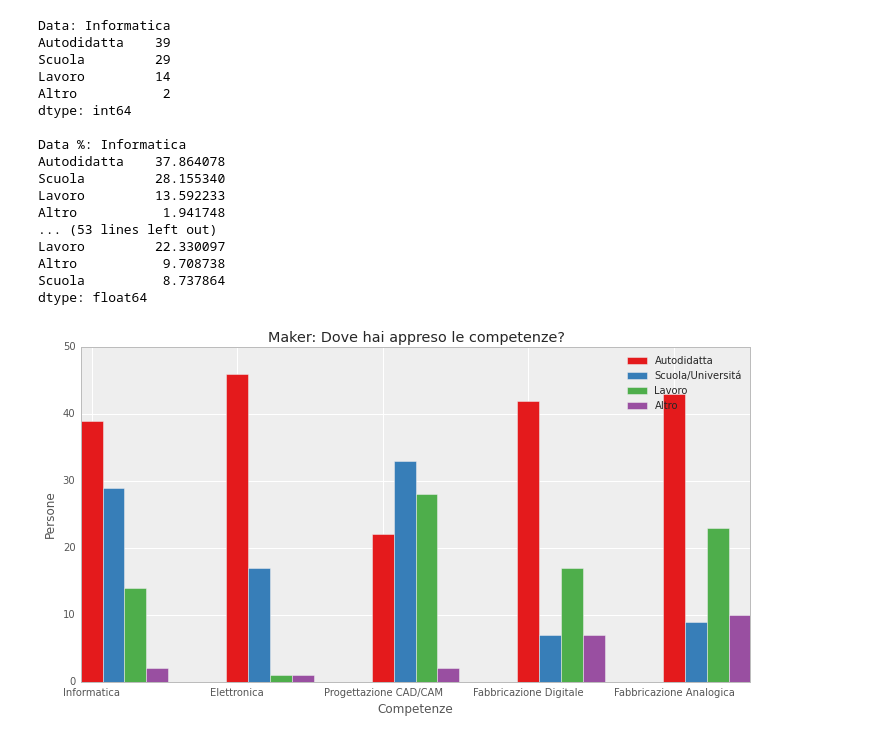
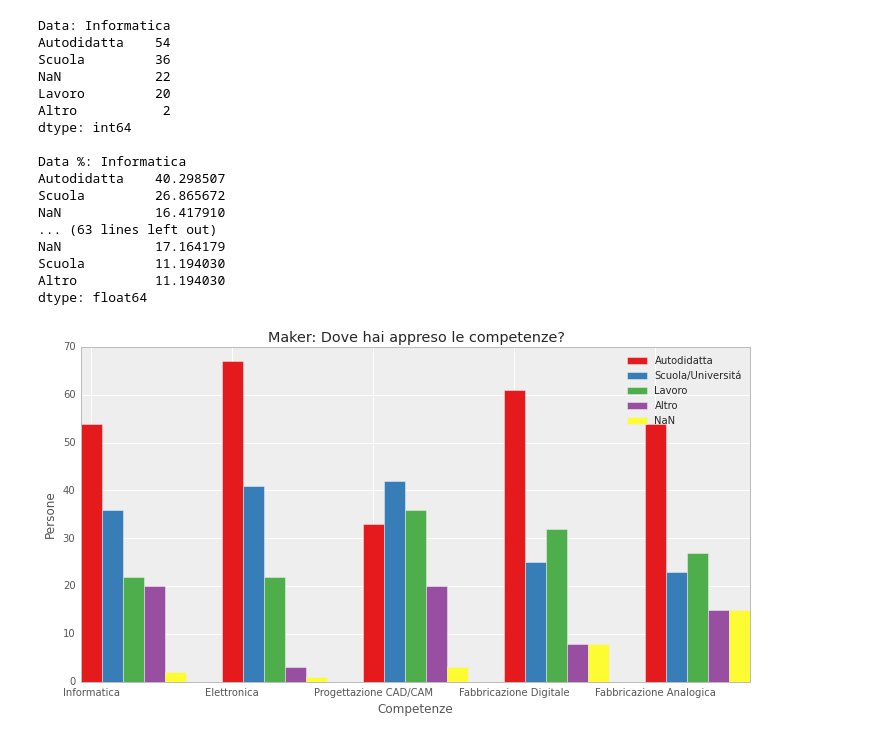
Before and after one commit to openp2pdesign/Makers-Inquiry---Analysis, a Jupyter notebook: Q023.ipynb, the cells around one changed output. Saved outputs shown, nothing was run; the diff lists cells and outputs as text; code cells hidden in the pictures.

```diff
--- a/Q023.ipynb
+++ b/Q023.ipynb
@@ -55,21 +55,32 @@ skills
 # Gather data
 skills_b = {}
 for k,i in enumerate(skills_columns):
-    skills_b[k] = skills[i].value_counts()
+    skills_b[k] = skills[i].value_counts(dropna=False)
     print "Data:",skills_options[k]
     print skills_b[k]
     print
     print "Data %:",skills_options[k]
-    print skills[i].value_counts(normalize=True)*100
+    print skills[i].value_counts(normalize=True,dropna=False)*100
     print
 
 autodidatta = []
 scuola = []
 lavoro = []
 altro = []
+nanvalue = []
 
 for k,i in enumerate(skills_columns):
     skills_presents = skills_b[k].index.tolist()
+
+    # Convert NaN to "NaN"
+    for o,h in enumerate(skills_presents):
+        if type(h) is float:
+            skills_presents.pop(o)
+            skills_presents.append("NaN")
+
+    # Reassign new list with "NaN"
+    skills_b[k].index = skills_presents
+
     # Check for empty values, and put a 0 instead
     if "Autodidatta" not in skills_presents:
         autodidatta.append(0)
@@ -79,6 +90,8 @@ for k,i in enumerate(skills_columns):
         lavoro.append(0)
     if "Altro" not in skills_presents:
         altro.append(0)
+    if "NaN" not in skills_presents:
+        nanvalue.append(0)
 
     for j in skills_presents:
         if j == "Autodidatta":
@@ -89,39 +102,43 @@ for k,i in enumerate(skills_columns):
             lavoro.append(skills_b[k].ix["Lavoro"])
         elif j == "Altro":
             altro.append(skills_b[k].ix["Altro"])
-
-# Plot the data
-plt.figure(figsize=(12,6))
-plt.xlabel('Competenze')
-plt.ylabel('Persone')
-plt.title('Maker: Dove hai appreso le competenze?')
-plt.xticks(range(len(skills_options)),skills_options,rotation=0)
-ind = np.arange(len(skills_columns))   # the x locations for the groups
-width = 0.15                              # the width of the bars
-
-my_colors = seaborn.color_palette("Set1", 5) # Set color palette
-rect1 = plt.bar(ind,autodidatta,width,color=my_colors[0],align='center') # Plot Nessuno
-rect2 = plt.bar(ind+width,scuola,width,color=my_colors[1],align='center') # Plot Elementare
-rect3 = plt.bar(ind+width*2,lavoro,width,color=my_colors[2],align='center') # Plot Amatoriale
-rect4 = plt.bar(ind+width*3,altro,width,color=my_colors[3],align='center') # Plot Professionale
-plt.legend( (rect1, rect2, rect3, rect4), ('Autodidatta', u'Scuola/Universitá', 'Lavoro', 'Altro') )
-plt.savefig("pdf/Q023-MakerQualiCompetenzeDove.pdf")
+        elif j == "NaN":
+            nanvalue.append(skills_b[k].ix["NaN"])
 # %% [output]
 Data: Informatica
-Autodidatta    39
-Scuola         29
-Lavoro         14
+Autodidatta    54
+Scuola         36
+NaN            22
+Lavoro         20
 Altro           2
 dtype: int64
 
 Data %: Informatica
-Autodidatta    37.864078
-Scuola         28.155340
-Lavoro         13.592233
-Altro           1.941748
-... (53 lines left out)
-Lavoro         22.330097
-Altro           9.708738
-Scuola          8.737864
+Autodidatta    40.298507
+Scuola         26.865672
+NaN            16.417910
+... (63 lines left out)
+NaN            17.164179
+Scuola         11.194030
+Altro          11.194030
 dtype: float64
-[figure, removed]
+# %%
+# Plot the data
+plt.figure(figsize=(12,6))
+plt.xlabel('Competenze')
+plt.ylabel('Persone')
+plt.title('Maker: Dove hai appreso le competenze?')
+plt.xticks(range(len(skills_options)+1),skills_options,rotation=0)
+ind = np.arange(len(skills_columns))   # the x locations for the groups
+width = 0.15                              # the width of the bars
+
+my_colors = seaborn.color_palette("Set1", 6) # Set color palette
+rect1 = plt.bar(ind,autodidatta,width,color=my_colors[0],align='center') # Plot Autodidatta
+rect2 = plt.bar(ind+width,scuola,width,color=my_colors[1],align='center') # Plot Scuola
+rect3 = plt.bar(ind+width*2,lavoro,width,color=my_colors[2],align='center') # Plot Lavoro
+rect4 = plt.bar(ind+width*3,altro,width,color=my_colors[3],align='center') # Plot Altro
+rect5 = plt.bar(ind+width*4,nanvalue,width,color=my_colors[5],align='center') # Plot NaN
+plt.legend( (rect1, rect2, rect3, rect4, rect5), ('Autodidatta', u'Scuola/Universitá', 'Lavoro', 'Altro', 'NaN') )
+plt.savefig("pdf/Q023-MakerQualiCompetenzeDove.pdf")
+# %% [output]
+[figure, added]
```
Also changed, not shown: parts of 3 cells of this notebook.
